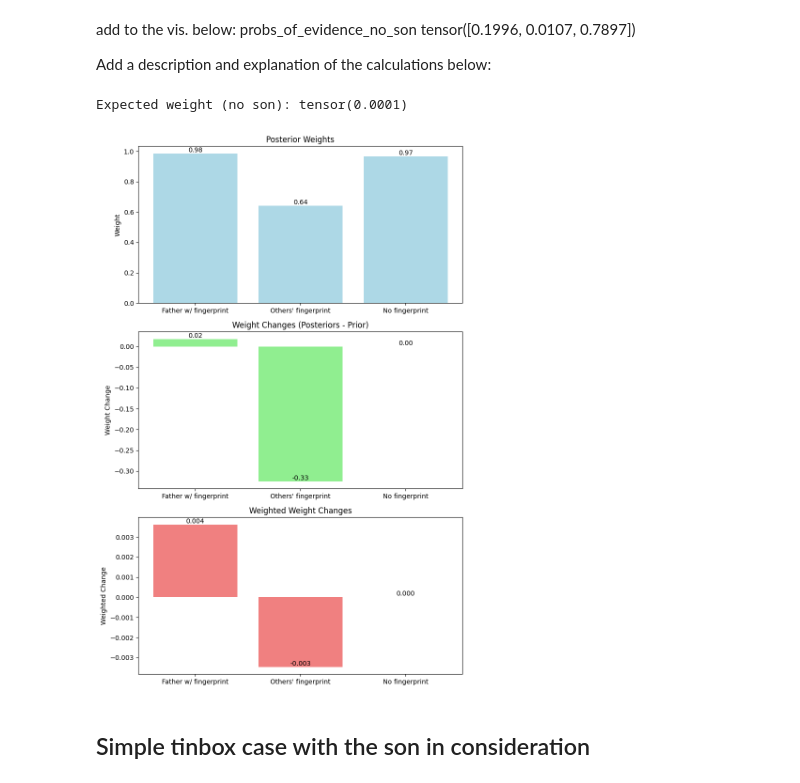
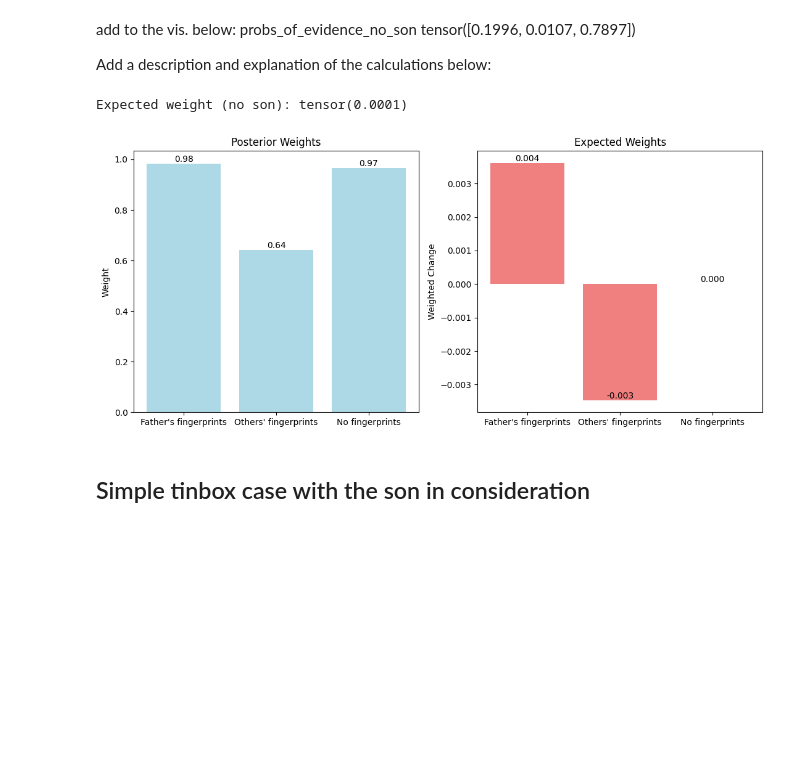
Before and after one commit to rfl-urbaniak/MRbook, a Jupyter notebook: weight-paper/scripts/nikodem_tinbox.ipynb, the cells around one changed output. Drawn from its saved outputs; the diff is of its cells as text; code cells hidden in the pictures; blank space fills up the shorter version.

```diff
--- a/weight-paper/scripts/nikodem_tinbox.ipynb
+++ b/weight-paper/scripts/nikodem_tinbox.ipynb
@@ -411,39 +454,40 @@ Add a description and explanation of the calculations below:
 # %%
 # Visualization of the expected weight calculation
 
 posterior_weights = expected_weights_no_son["posterior_weights"]
 weight_changes = expected_weights_no_son["weight_changes"]
 weighted_weight_changes = expected_weights_no_son["weighted_weight_changes"]
 
 print('Expected weight (no son):', expected_weights_no_son["expected_weight"])
 
-labels = ['Father w/ fingerprint', 'Others\' fingerprint', 'No fingerprint']
+labels = ['Father\'s fingerprints', 'Others\' fingerprints', 'No fingerprints']
 
-fig, axs = plt.subplots(3, 1, figsize=(8, 12))
+fig, axs = plt.subplots(1, 2, figsize=(11, 5))
 
 axs[0].bar(labels, posterior_weights, color= 'lightblue')
 axs[0].set_title('Posterior Weights')
 axs[0].set_ylabel('Weight')
 for i, v in enumerate(posterior_weights):
     axs[0].text(i, v, f"{v:.2f}", ha='center', va='bottom')
 
-axs[1].bar(labels, weight_changes, color='lightgreen')
-axs[1].set_title('Weight Changes (Posteriors - Prior)')
-axs[1].set_ylabel('Weight Change')
-for i, v in enumerate(weight_changes):
-    axs[1].text(i, v, f"{v:.2f}", ha='center', va='bottom')
+axs[1].bar(labels, weighted_weight_changes, color='lightcoral')
+axs[1].set_title('Expected Weights') # Weighted Weight Changes
+axs[1].set_ylabel('Weighted Change')
+for i, v in enumerate(weighted_weight_changes):
+    axs[1].text(i, v, f"{v:.3f}", ha='center', va='bottom')
 
-axs[2].bar(labels, weighted_weight_changes, color='lightcoral')
-axs[2].set_title('Weighted Weight Changes')
-axs[2].set_ylabel('Weighted Change')
-for i, v in enumerate(weighted_weight_changes):
-    axs[2].text(i, v, f"{v:.3f}", ha='center', va='bottom')
+# axs[1].bar(labels, weight_changes, color='lightgreen')
+# axs[1].set_title('Weight Changes (Posteriors - Prior)')
+# axs[1].set_ylabel('Weight Change')
+# for i, v in enumerate(weight_changes):
+#     axs[1].text(i, v, f"{v:.2f}", ha='center', va='bottom')
 
 plt.tight_layout()
+plt.savefig('figures/tinbox_posterior_weights_no_son.pdf')
 plt.show()
 # %% [output]
 Expected weight (no son): tensor(0.0001)
-[figure, old version]
+[figure, new version]
 # %% [markdown]
 ## Simple tinbox case with the son in consideration
 # %% [markdown]
```
Also changed, not shown: parts of 4 cells of this notebook, 11 other files.
